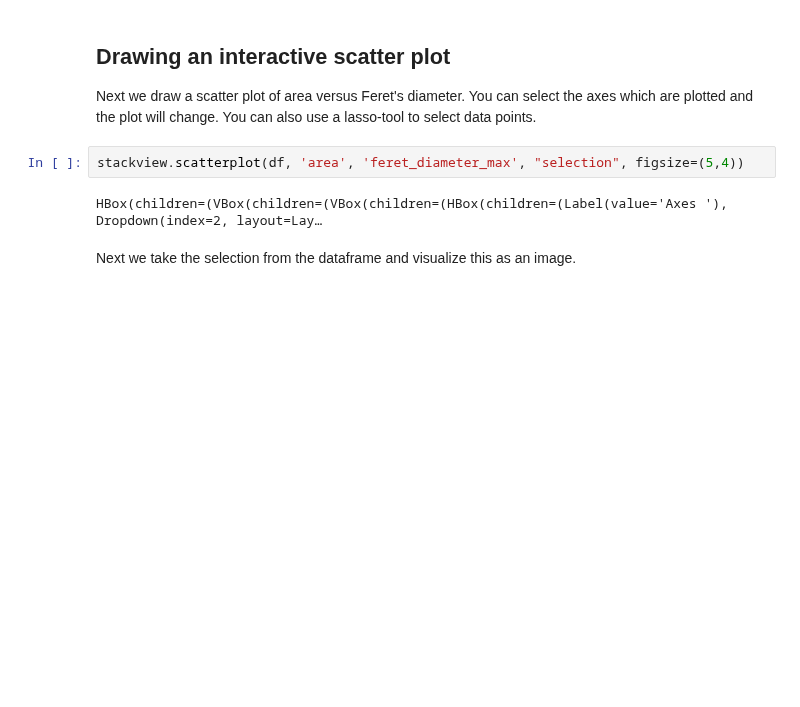
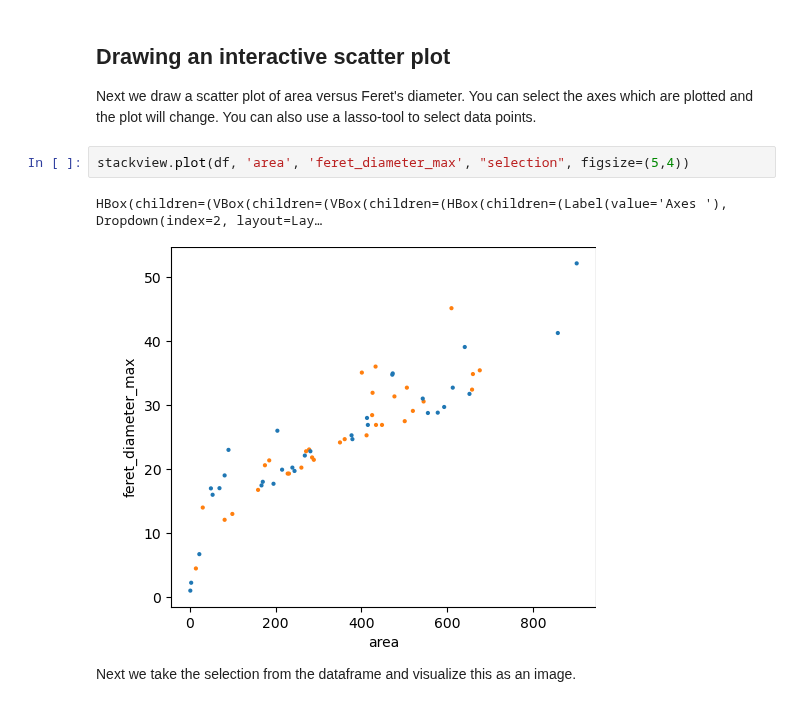
Before and after one commit to haesleinhuepf/stackview, a Jupyter notebook: docs/scatterplot.ipynb, the cells around one changed output. Saved outputs shown, nothing was run; the diff lists cells and outputs as text; blank space fills up the shorter version.

Commit message:
make scatterplotter more general into a plotter

```diff
--- a/docs/scatterplot.ipynb
+++ b/docs/scatterplot.ipynb
@@ -52,9 +52,10 @@ df.head(6)
 ## Drawing an interactive scatter plot
 Next we draw a scatter plot of area versus Feret's diameter. You can select the axes which are plotted and the plot will change. You can also use a lasso-tool to select data points.
 # %%
-stackview.scatterplot(df, 'area', 'feret_diameter_max', "selection", figsize=(5,4))
+stackview.plot(df, 'area', 'feret_diameter_max', "selection", figsize=(5,4))
 # %% [output]
 HBox(children=(VBox(children=(VBox(children=(HBox(children=(Label(value='Axes '), Dropdown(index=2, layout=Lay…
+[figure, added]
 # %% [markdown]
 Next we take the selection from the dataframe and visualize this as an image.
 # %%
```
Also changed, not shown: parts of 1 cell of this notebook, 3 other files.
